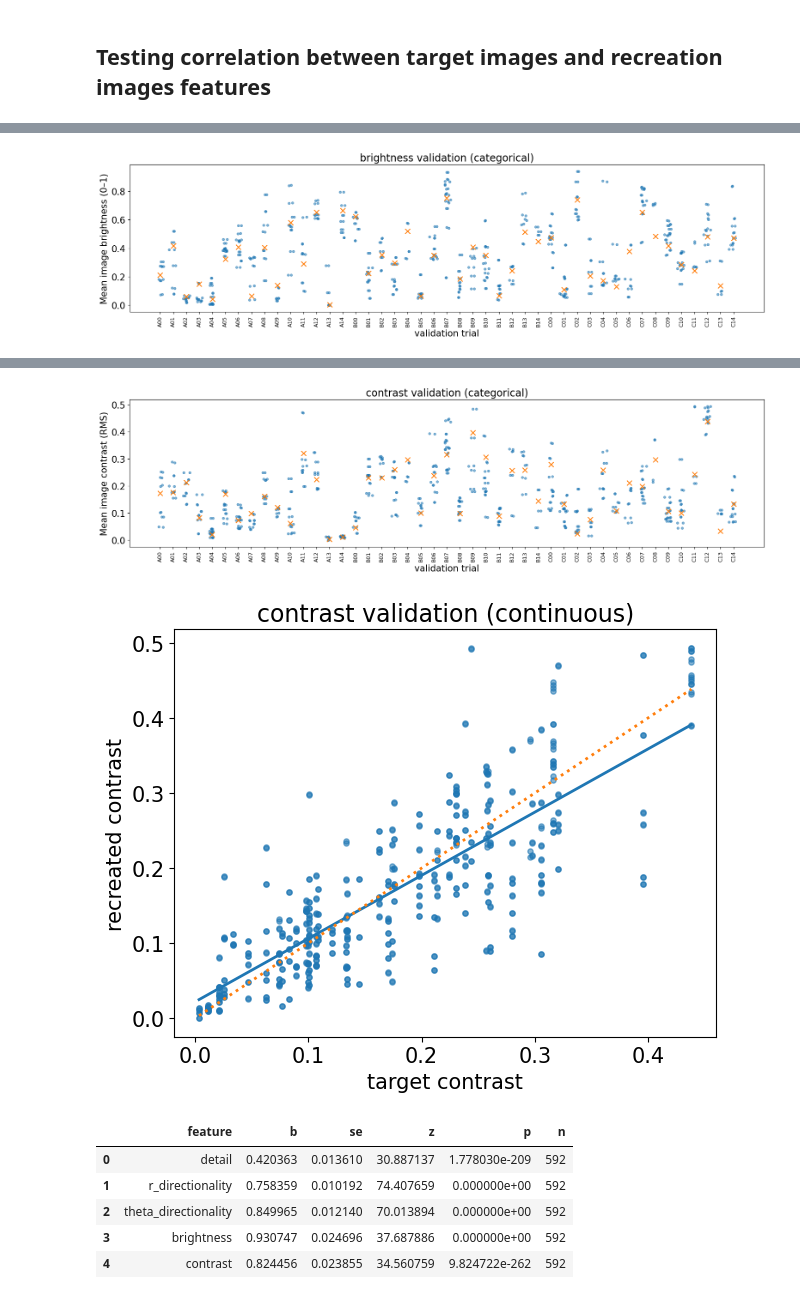
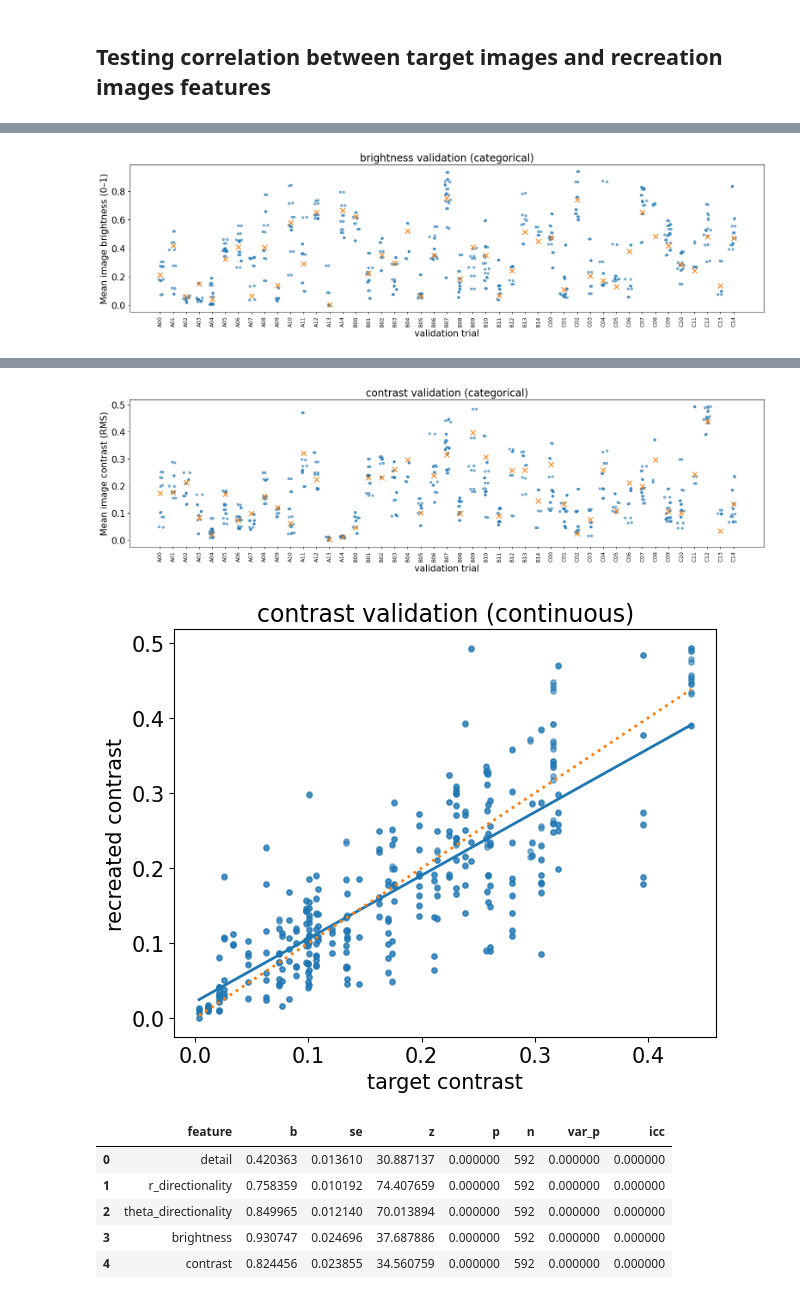
Before and after one commit to trevorhewitt/vizex_replication, a Jupyter notebook: 010_notebooks/030_feature_validation_analysis.ipynb, the cells around one changed output, grey strips where cells are left out. Saved outputs shown, nothing was run; the diff lists cells and outputs as text; code cells hidden in the pictures.

Commit message:
added within participant varriation to validation MLEs

```diff
--- a/010_notebooks/030_feature_validation_analysis.ipynb
+++ b/010_notebooks/030_feature_validation_analysis.ipynb
@@ -249,7 +246,16 @@ def run_mixedlm(feature: str, df: pd.DataFrame):
     se = float(mdf.bse.get(targ_col, np.nan))
     z  = float(mdf.tvalues.get(targ_col, np.nan))
     p  = float(mdf.pvalues.get(targ_col, np.nan))
-    return mdf, b, se, z, p
+
+    # Extract Variance Components
+    # Random intercept variance is stored in cov_re
+    var_intercept = float(mdf.cov_re.iloc[0, 0])
+    # Residual variance is stored in scale
+    var_residual = float(mdf.scale)
+
+    icc = var_intercept / (var_intercept + var_residual)
+
+    return mdf, b, se, z, p, var_intercept, icc
 
 # ---------- plotting ----------
 
@@ -337,38 +343,48 @@ def run_vizex_validation(datasets: dict):
 
     results = []
     merged = {}
 
     for feature, y_label in features:
         df = prepare_data_vizex(feature, datasets)
         merged[feature] = df
 
-        mdf, b, se, z, p = run_mixedlm(feature, df)
-        results.append({"feature": feature, "b": b, "se": se, "z": z, "p": p, "n": len(df)})
+        mdf, b, se, z, p, v_int, icc = run_mixedlm(feature, df)
+        results.append({
+            "feature": feature,
+            "b": b,
+            "se": se,
+            "z": z,
+            "p": p,
+            "n": len(df),
+            "var_p": v_int,  # Participant Variance (Random Intercept)
+            "icc": icc       # Proportion of variance from participants
+        })
 
         # plots: categorical + continuous
         plot_feature_categorical(feature, df, y_label=y_label)
         plot_feature_continuous(feature, df, y_label=y_label)
 
     results_df = pd.DataFrame(results)
+    pd.options.display.float_format = '{:.6f}'.format
     display(results_df)
     return results_df, merged
 
 # ---------------- RUN ----------------
 vizex_validation_results, vizex_validation_dfs = run_vizex_validation(datasets)
 # %% [output]
 [figure]
 [figure]
 [figure]
 [figure]
 [figure]
 [figure]
 [figure]
 [figure]
 [figure]
 [figure]
-|  | feature | b | se | z | p | n |
-| 0 | detail | 0.420363 | 0.013610 | 30.887137 | 1.778030e-209 | 592 |
-| 1 | r_directionality | 0.758359 | 0.010192 | 74.407659 | 0.000000e+00 | 592 |
-| 2 | theta_directionality | 0.849965 | 0.012140 | 70.013894 | 0.000000e+00 | 592 |
-| 3 | brightness | 0.930747 | 0.024696 | 37.687886 | 0.000000e+00 | 592 |
-| 4 | contrast | 0.824456 | 0.023855 | 34.560759 | 9.824722e-262 | 592 |
+|  | feature | b | se | z | p | n | var_p | icc |
+| 0 | detail | 0.420363 | 0.013610 | 30.887137 | 0.000000 | 592 | 0.000000 | 0.000000 |
+| 1 | r_directionality | 0.758359 | 0.010192 | 74.407659 | 0.000000 | 592 | 0.000000 | 0.000000 |
+| 2 | theta_directionality | 0.849965 | 0.012140 | 70.013894 | 0.000000 | 592 | 0.000000 | 0.000000 |
+| 3 | brightness | 0.930747 | 0.024696 | 37.687886 | 0.000000 | 592 | 0.000000 | 0.000000 |
+| 4 | contrast | 0.824456 | 0.023855 | 34.560759 | 0.000000 | 592 | 0.000000 | 0.000000 |
```
Also changed, not shown: parts of 1 cell of this notebook, 1 other file.
